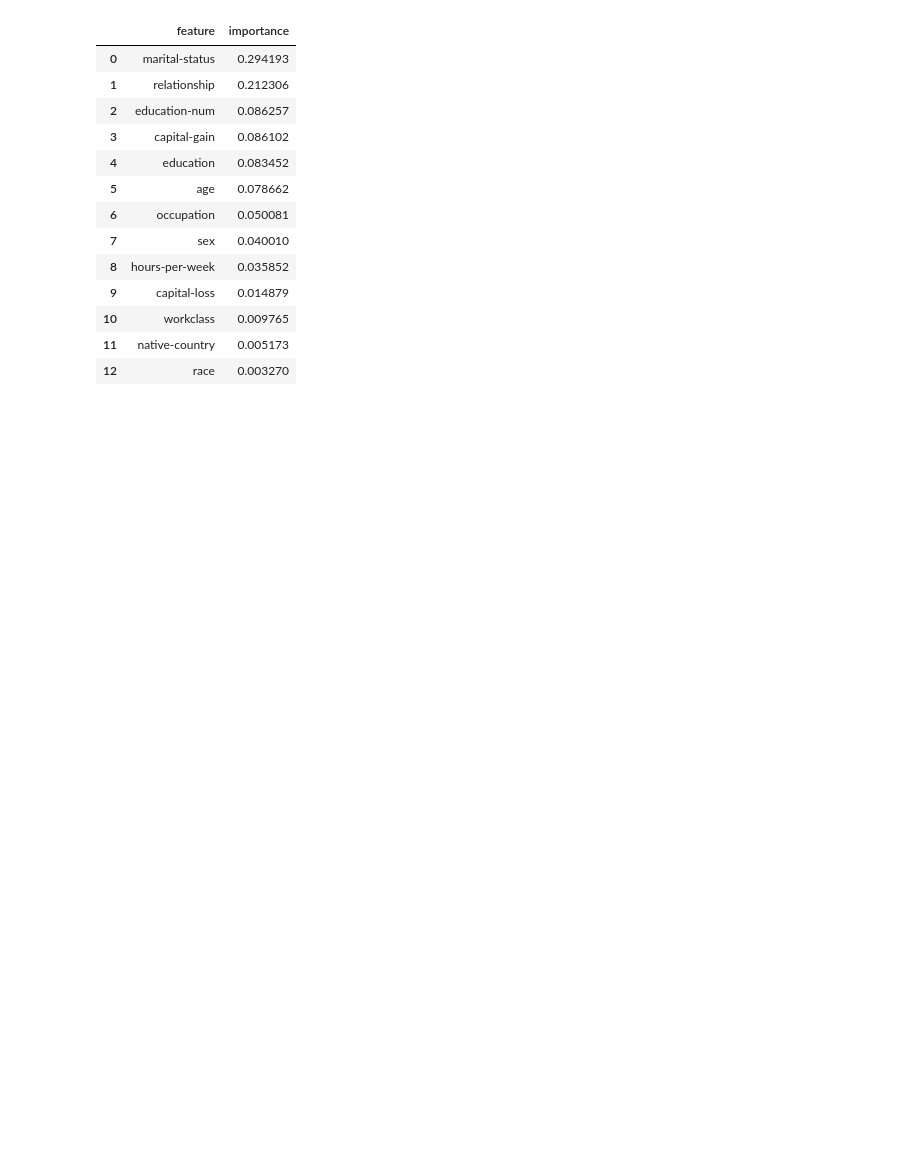
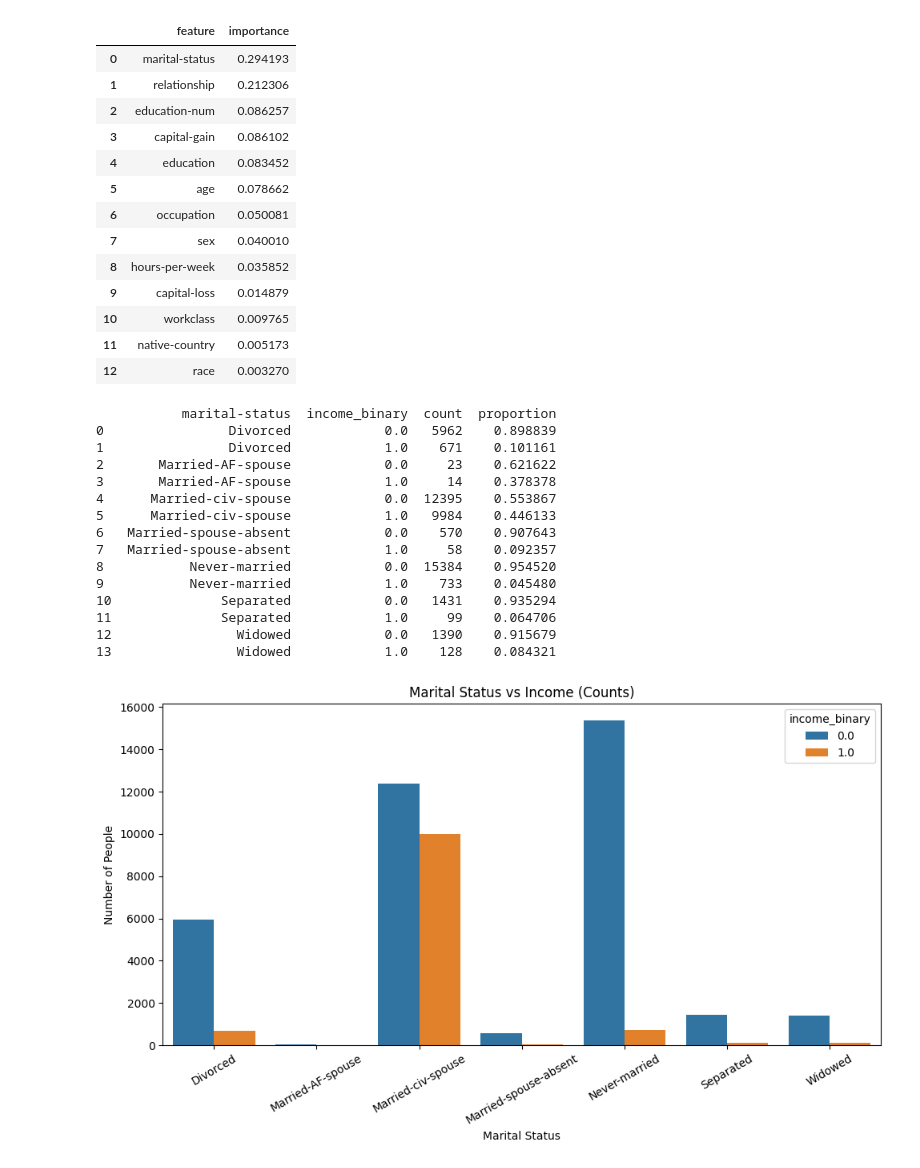
Before and after one commit to Kyle-Briggs8/Research1, a Jupyter notebook: test.ipynb, the cells around one changed output. Saved outputs shown, nothing was run; the diff lists cells and outputs as text; code cells hidden in the pictures; blank space fills up the shorter version.

```diff
--- a/test.ipynb
+++ b/test.ipynb
@@ -712,3 +737,63 @@ imp_df.head(20)
 | 10 | workclass | 0.009765 |
 | 11 | native-country | 0.005173 |
 | 12 | race | 0.003270 |
+# %%
+import pandas as pd
+import seaborn as sns
+import matplotlib.pyplot as plt
+
+counts = df_full.groupby(['marital-status', 'income_binary']).size().reset_index(name='count')
+
+# --- 2. Also calculate proportions within each marital status
+# This helps to see the share of over/under 50k inside each category
+totals = counts.groupby('marital-status')['count'].transform('sum')
+counts['proportion'] = counts['count'] / totals
+
+print(counts)
+
+# --- 3. Plot as grouped bar chart (absolute counts)
+plt.figure(figsize=(10,6))
+sns.barplot(
+    data=counts,
+    x='marital-status',
+    y='count',
+    hue='income_binary'
+)
+plt.xticks(rotation=30)
+plt.title('Marital Status vs Income (Counts)')
+plt.xlabel('Marital Status')
+plt.ylabel('Number of People')
+plt.tight_layout()
+plt.show()
+
+# --- 4. Plot as stacked proportion chart (optional)
+plt.figure(figsize=(10,6))
+sns.barplot(
+    data=counts,
+    x='marital-status',
+    y='proportion',
+    hue='income_binary'
+)
+plt.xticks(rotation=30)
+plt.title('Marital Status vs Income (Proportions)')
+plt.xlabel('Marital Status')
+plt.ylabel('Proportion')
+plt.tight_layout()
+plt.show()
+# %% [output]
+           marital-status  income_binary  count  proportion
+0                Divorced            0.0   5962    0.898839
+1                Divorced            1.0    671    0.101161
+2       Married-AF-spouse            0.0     23    0.621622
+3       Married-AF-spouse            1.0     14    0.378378
+4      Married-civ-spouse            0.0  12395    0.553867
+5      Married-civ-spouse            1.0   9984    0.446133
+6   Married-spouse-absent            0.0    570    0.907643
+7   Married-spouse-absent            1.0     58    0.092357
+8           Never-married            0.0  15384    0.954520
+9           Never-married            1.0    733    0.045480
+10              Separated            0.0   1431    0.935294
+11              Separated            1.0     99    0.064706
+12                Widowed            0.0   1390    0.915679
+13                Widowed            1.0    128    0.084321
+[figure, added]
```
Also changed, not shown: parts of 23 cells of this notebook.
